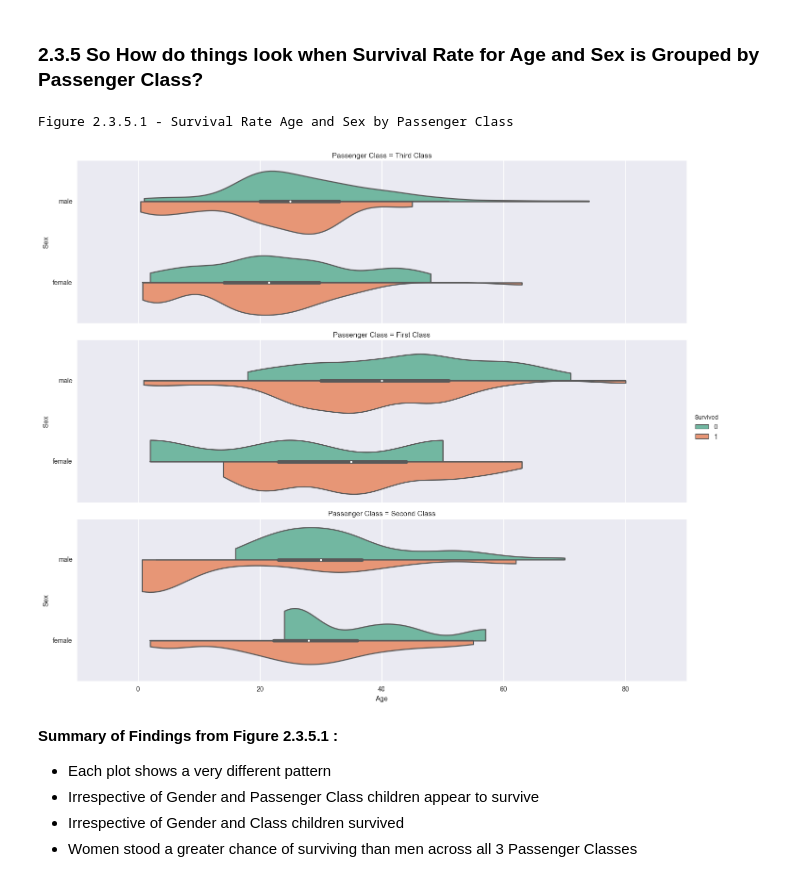
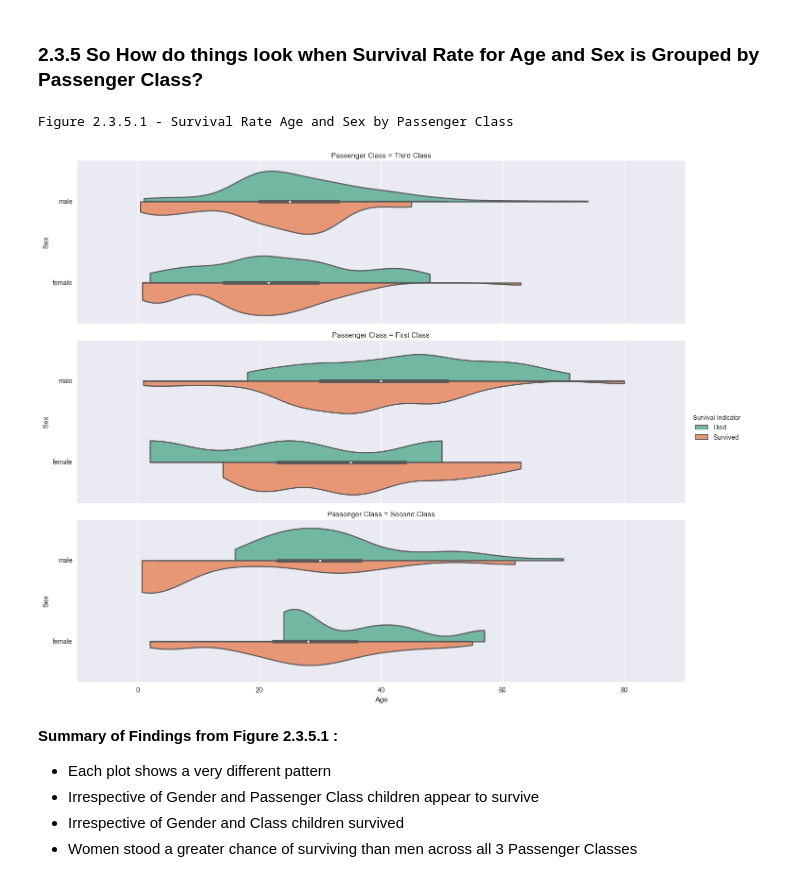
Before and after one commit to fogofortitude/Titanic-DataAnalysis, a Jupyter notebook: Titanic Data Analysis.ipynb, the cells around one changed output. Cells and saved outputs as stored; diff of their text form; code cells hidden in the pictures.

Commit message:
Updated Legend

```diff
--- a/Titanic Data Analysis.ipynb
+++ b/Titanic Data Analysis.ipynb
@@ -156,10 +156,17 @@ def Passenger_class(Pclass):
     else:
         return 'Third Class'
 
+def Survived_desc(Survived)  :
+    if Survived == 0:
+        return 'Died'
+    else:
+        return 'Survived'
+
 #Assign Reference Values to their own columns in the DataFrame
 titanic_df['embarkment location'] = titanic_df['Embarked'].apply(embarkment_name)
 titanic_df['Age Group'] = titanic_df['Age'].apply(age_group)
 titanic_df['Passenger Class'] = titanic_df['Pclass'].apply(Passenger_class)
+titanic_df['Survival Indicator'] = titanic_df['Survived'].apply(Survived_desc)
 
 #validate new columns were added
 #titanic_df.head()
@@ -340,17 +347,18 @@ Fare price didnt seem to have a significant relevance for Second and Third Class
 # %% [markdown]
 <h3>2.3.5 So How do things look when Survival Rate for Age and Sex is Grouped by Passenger Class? </h3>
 # %%
+plot1 = sns.factorplot('Age','Sex', hue = 'Survival Indicator',row = 'Passenger Class',  data = titanic_df,
+                         aspect=3.5, palette="Set2", kind="violin", split=True, cut=0, bw=.3)
 
 
-plot1 = sns.factorplot('Age','Sex', hue = 'Survived',row = 'Passenger Class',  data = titanic_df,
-                         aspect=3.5, palette="Set2", kind="violin", split=True, cut=0, bw=.3)
+
 (plot1.set_axis_labels("Age", "Sex")
+)
 
-)
 print 'Figure 2.3.5.1 - Survival Rate Age and Sex by Passenger Class'
 # %% [output]
 Figure 2.3.5.1 - Survival Rate Age and Sex by Passenger Class
-[figure, old version]
+[figure, new version]
 # %% [markdown]
 <b>Summary of Findings from Figure 2.3.5.1 :</b>
 
```
Also changed, not shown: parts of 2 cells of this notebook.
